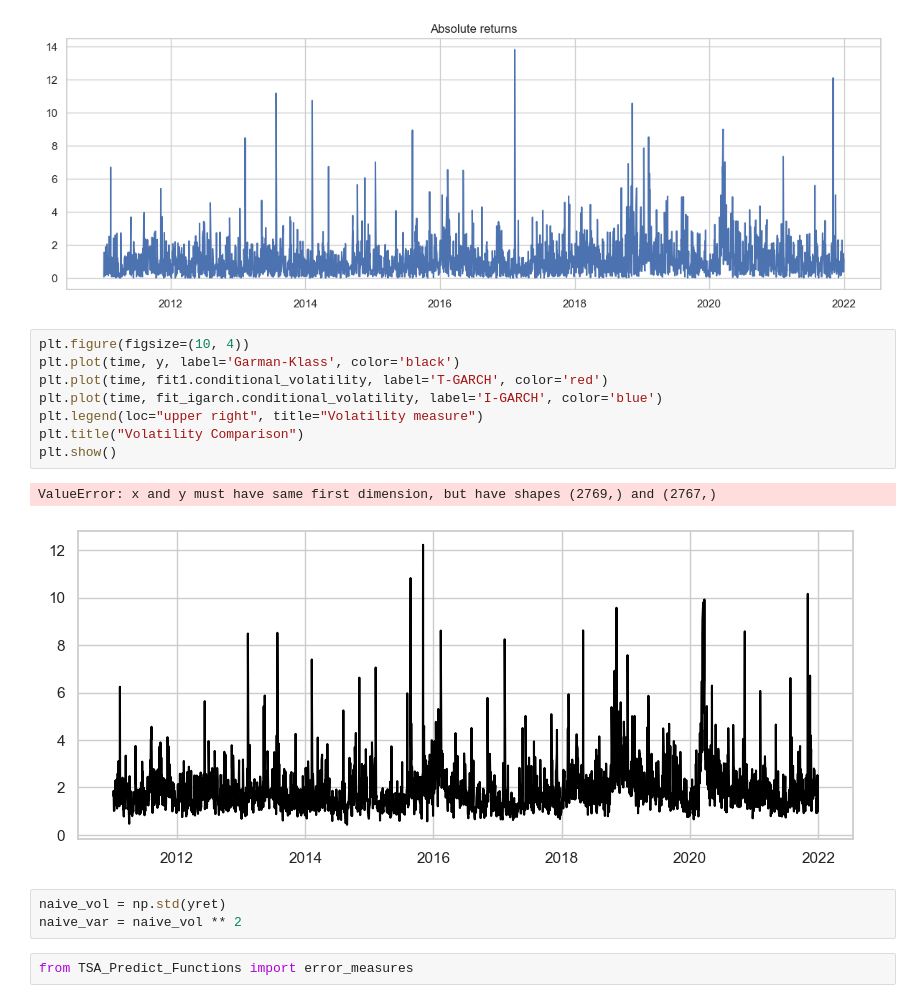
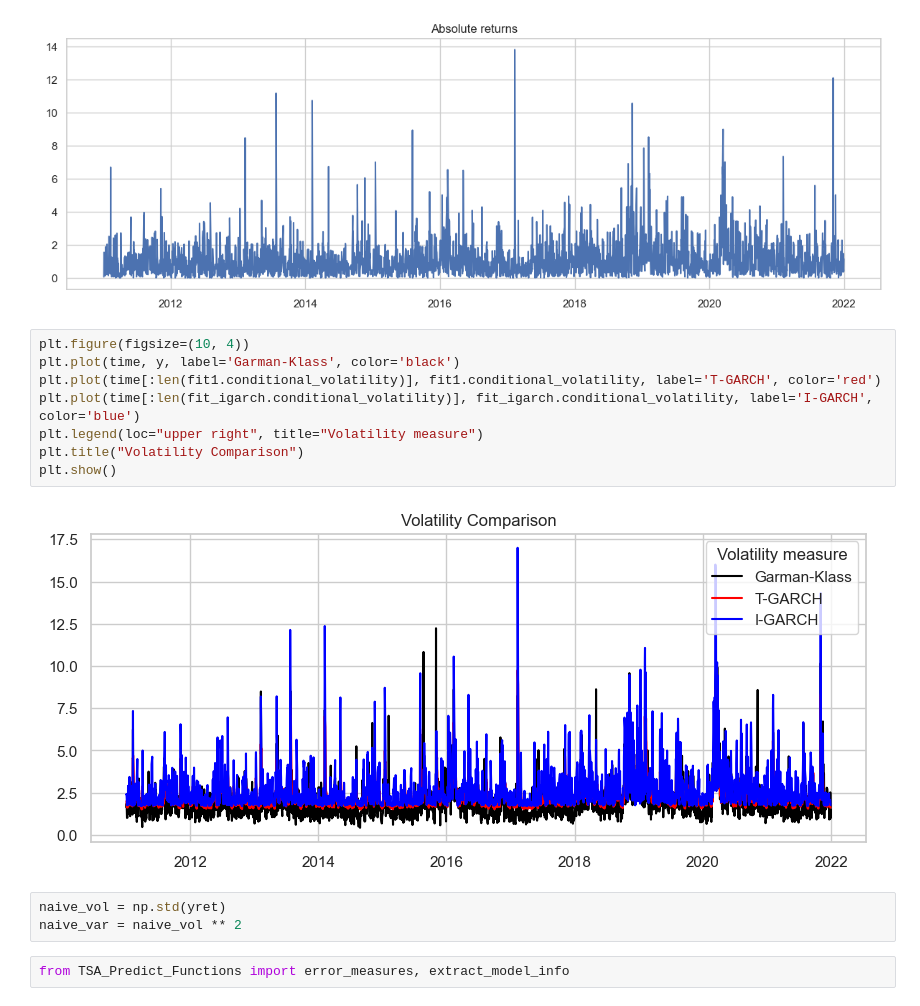
Before and after one commit to MrMajszi/RR_Project, a Jupyter notebook: Financial-TSA-GARCH-models_Python.ipynb, the cells around one changed output. Cells and saved outputs as stored; diff of their text form.

```diff
--- a/Financial-TSA-GARCH-models_Python.ipynb
+++ b/Financial-TSA-GARCH-models_Python.ipynb
@@ -1891,19 +1891,18 @@ plt.show()
 # %%
 plt.figure(figsize=(10, 4))
 plt.plot(time, y, label='Garman-Klass', color='black')
-plt.plot(time, fit1.conditional_volatility, label='T-GARCH', color='red')
-plt.plot(time, fit_igarch.conditional_volatility, label='I-GARCH', color='blue')
+plt.plot(time[:len(fit1.conditional_volatility)], fit1.conditional_volatility, label='T-GARCH', color='red')
+plt.plot(time[:len(fit_igarch.conditional_volatility)], fit_igarch.conditional_volatility, label='I-GARCH', color='blue')
 plt.legend(loc="upper right", title="Volatility measure")
 plt.title("Volatility Comparison")
 plt.show()
 # %% [output]
-ValueError: x and y must have same first dimension, but have shapes (2769,) and (2767,)
-[figure, old version]
+[figure, new version]
 # %%
 naive_vol = np.std(yret)
 naive_var = naive_vol ** 2
 # %%
-from TSA_Predict_Functions import error_measures
+from TSA_Predict_Functions import error_measures, extract_model_info
 # %%
 # --- Error Measures ---
 print("-" * 70)
```
Also changed, not shown: parts of 35 cells of this notebook.
